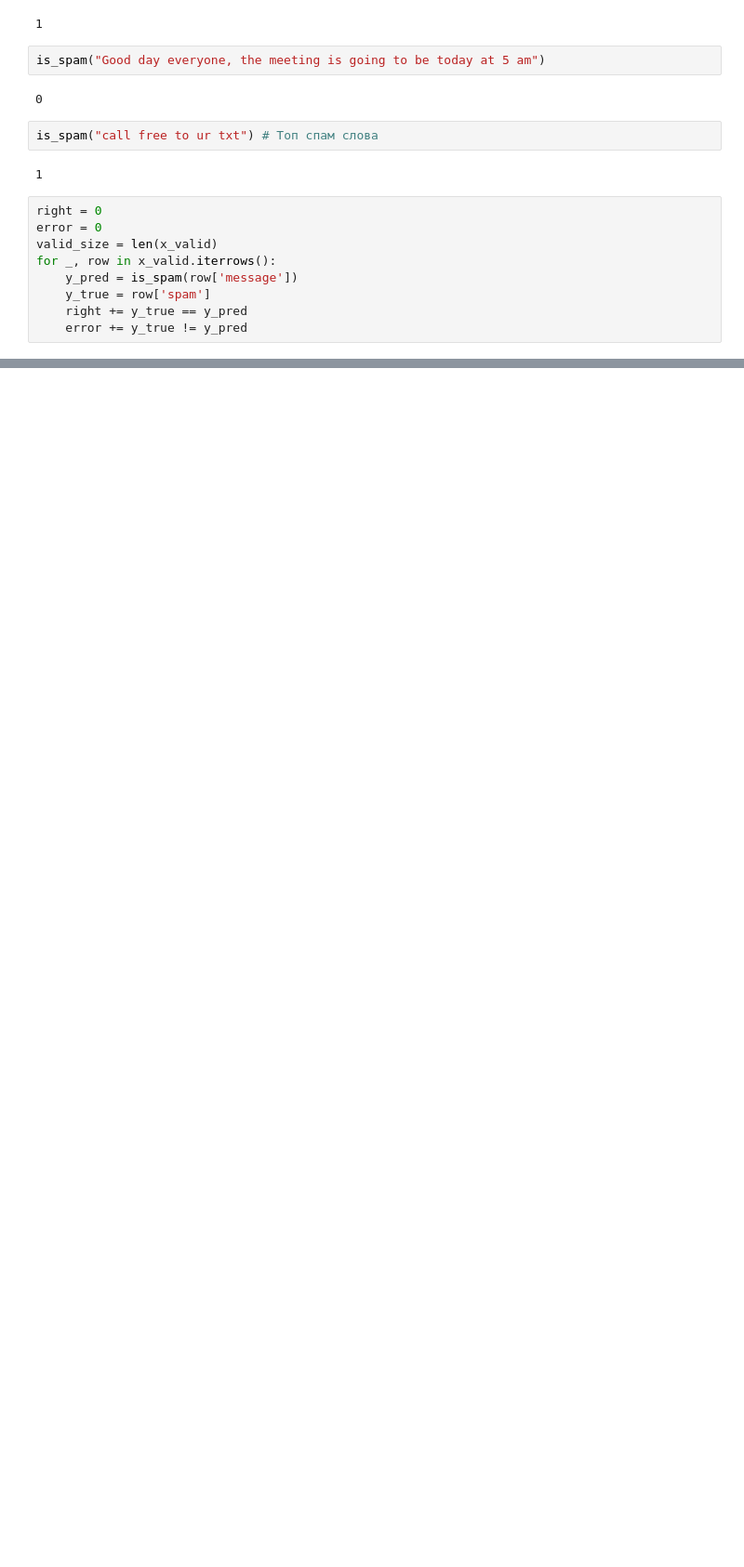
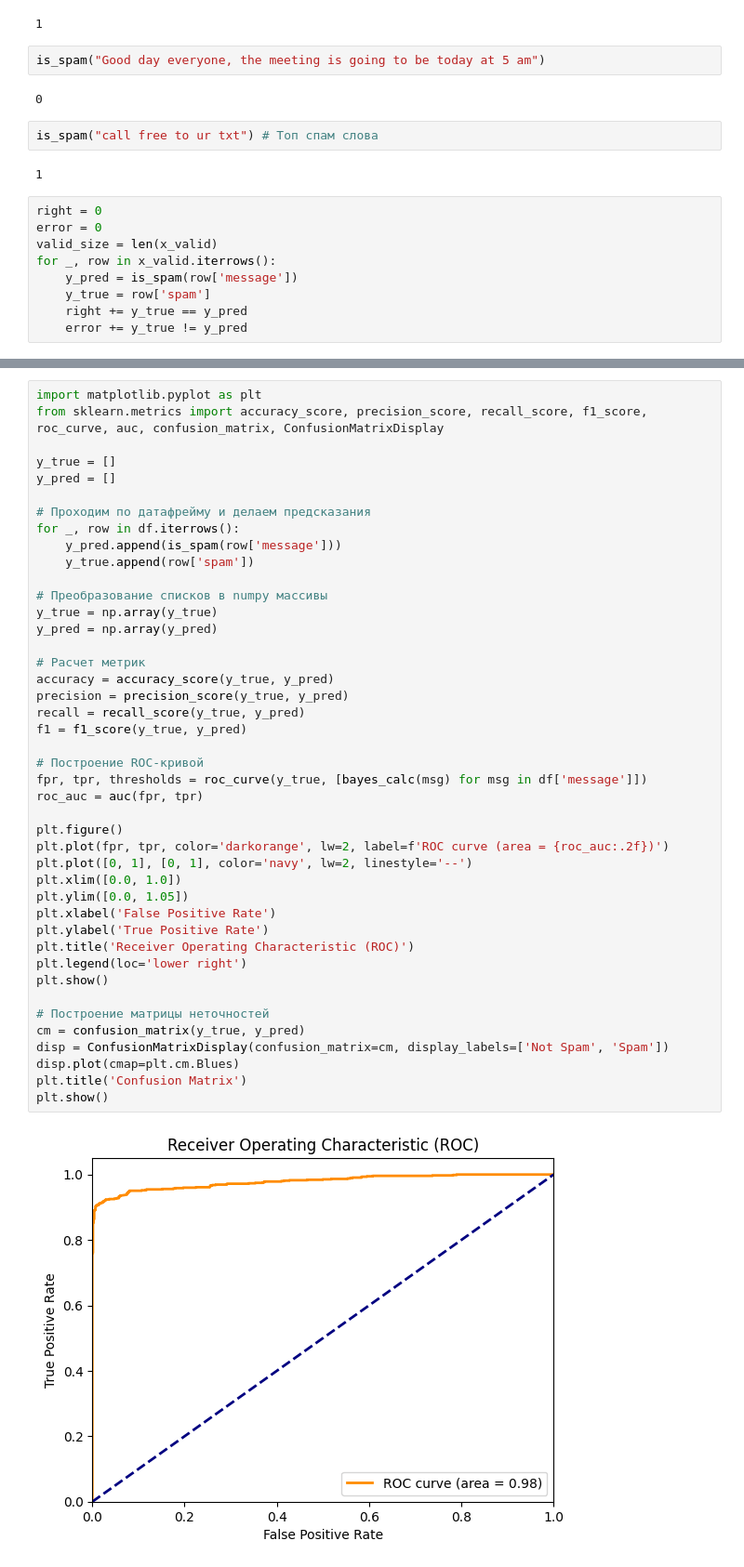
Before and after one commit to wnmz/naive_bayes_classificator, a Jupyter notebook: main_spam.ipynb, the cells around one changed output, grey strips where cells are left out. Shown at 93% size. Cells and saved outputs as stored; diff of their text form; blank space fills up the shorter version.

Commit message:
Add ROC and Confuson Matrix

```diff
--- a/main_spam.ipynb
+++ b/main_spam.ipynb
@@ -293,0 +296,45 @@ bayes_calc("hey bro how are you? how is your day? Meeting today")
+# %%
+import matplotlib.pyplot as plt
+from sklearn.metrics import accuracy_score, precision_score, recall_score, f1_score, roc_curve, auc, confusion_matrix, ConfusionMatrixDisplay
+
+y_true = []
+y_pred = []
+
+# Проходим по датафрейму и делаем предсказания
+for _, row in df.iterrows():
+    y_pred.append(is_spam(row['message']))
+    y_true.append(row['spam'])
+
+# Преобразование списков в numpy массивы
+y_true = np.array(y_true)
+y_pred = np.array(y_pred)
+
+# Расчет метрик
+accuracy = accuracy_score(y_true, y_pred)
+precision = precision_score(y_true, y_pred)
+recall = recall_score(y_true, y_pred)
+f1 = f1_score(y_true, y_pred)
+
+# Построение ROC-кривой
+fpr, tpr, thresholds = roc_curve(y_true, [bayes_calc(msg) for msg in df['message']])
+roc_auc = auc(fpr, tpr)
+
+plt.figure()
+plt.plot(fpr, tpr, color='darkorange', lw=2, label=f'ROC curve (area = {roc_auc:.2f})')
+plt.plot([0, 1], [0, 1], color='navy', lw=2, linestyle='--')
+plt.xlim([0.0, 1.0])
+plt.ylim([0.0, 1.05])
+plt.xlabel('False Positive Rate')
+plt.ylabel('True Positive Rate')
+plt.title('Receiver Operating Characteristic (ROC)')
+plt.legend(loc='lower right')
+plt.show()
+
+# Построение матрицы неточностей
+cm = confusion_matrix(y_true, y_pred)
+disp = ConfusionMatrixDisplay(confusion_matrix=cm, display_labels=['Not Spam', 'Spam'])
+disp.plot(cmap=plt.cm.Blues)
+plt.title('Confusion Matrix')
+plt.show()
+# %% [output]
+[figure, added]
```
Also changed, not shown: parts of 20 cells of this notebook, 1 other file.
